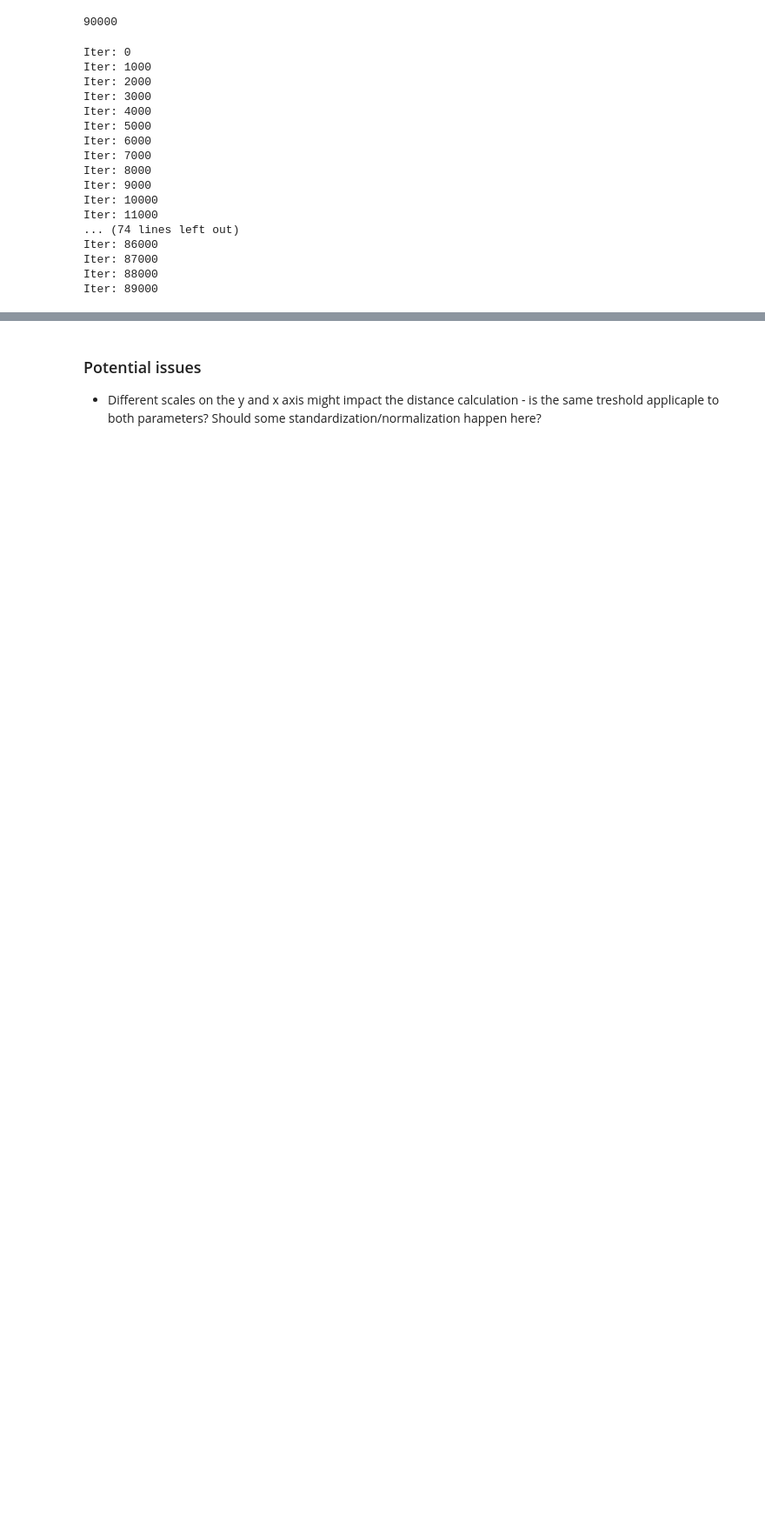
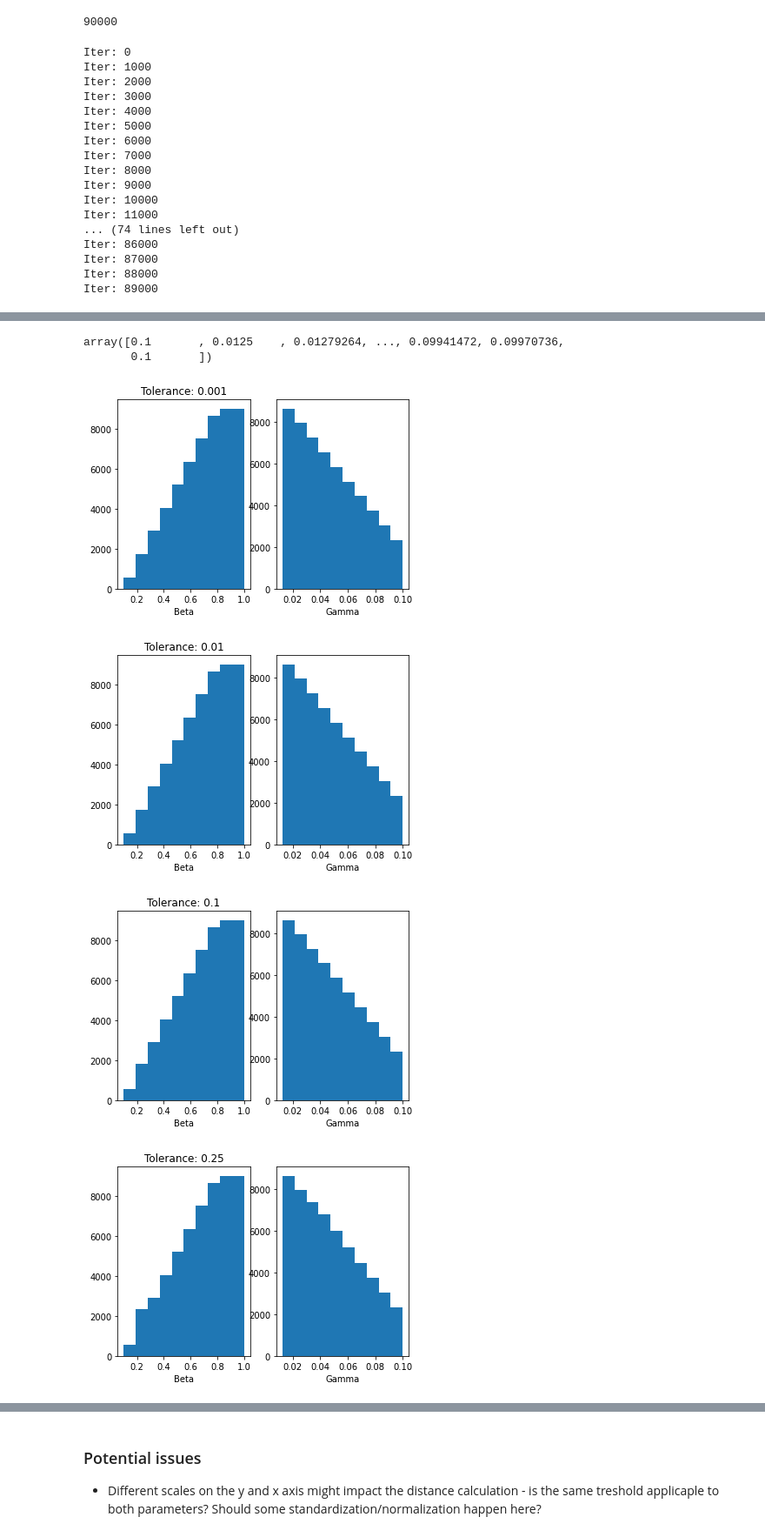
Before and after one commit to fanoja/Ecoli-R0, a Jupyter notebook: SIR simulation grid.ipynb, the cells around one changed output, grey strips where cells are left out. Shown at 87% size. Saved outputs shown, nothing was run; the diff lists cells and outputs as text; code cells hidden in the pictures; blank space fills up the shorter version.

```diff
--- a/SIR simulation grid.ipynb
+++ b/SIR simulation grid.ipynb
@@ -377,0 +406,3 @@ plot_heatmap(dist_mat, betas, gammas, title = "Distance(S(obs), S(sim))", cbar_l
+# %%
+eps = 2
+betas[np.where(dist_mat < eps)[0]]
@@ -377,0 +412,33 @@ plot_heatmap(dist_mat, betas, gammas, title = "Distance(S(obs), S(sim))", cbar_l
+# %%
+gammas[np.where(dist_mat < eps)[1]]
+# %% [output]
+array([0.1       , 0.0125    , 0.01279264, ..., 0.09941472, 0.09970736,
+       0.1       ])
+# %%
+def plot_histograms(dist_mat, eps):
+    # eps: tolerance. Plot parameter values with distance under this value
+
+    fig, axs = plt.subplots(1, 2)
+    axs[0].hist(betas[np.where(dist_mat < eps)[0]])
+    axs[1].hist(gammas[np.where(dist_mat < eps)[1]])
+    axs[0].set_xlabel("Beta")
+    axs[1].set_xlabel("Gamma")
+    axs[0].set_title(f"Tolerance: {eps}")
+    plt.show()
+
+# Observations:
+# - Increasing tolerance increases uncertainty in the estimated parameters.
+# - Did not find outliers.
+# - Random idea: separate tolerances for gamma and beta?
+plot_histograms(dist_mat, 0.001)
+plot_histograms(dist_mat, 0.01)
+plot_histograms(dist_mat, 0.1)
+plot_histograms(dist_mat, 0.25)
+plot_histograms(dist_mat, 0.5)
+plot_histograms(dist_mat, 1)
+plot_histograms(dist_mat, 2)
+# %% [output]
+[figure, added]
+[figure, added]
+[figure, added]
+[figure, added]
```
Also changed, not shown: parts of 46 cells of this notebook.
